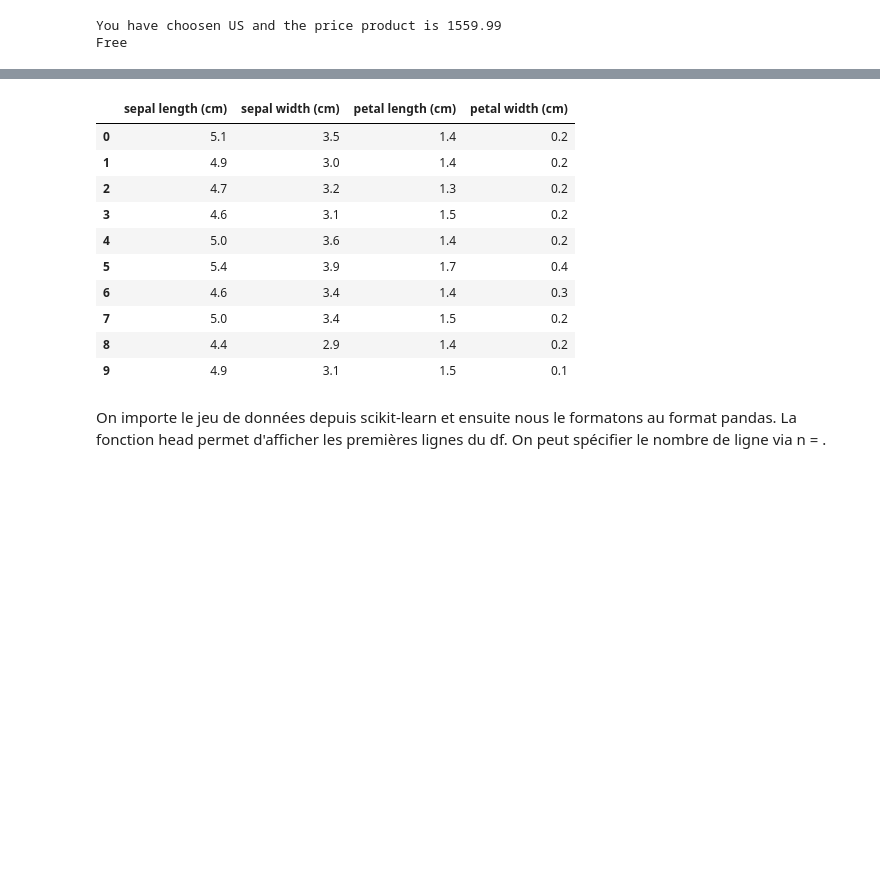
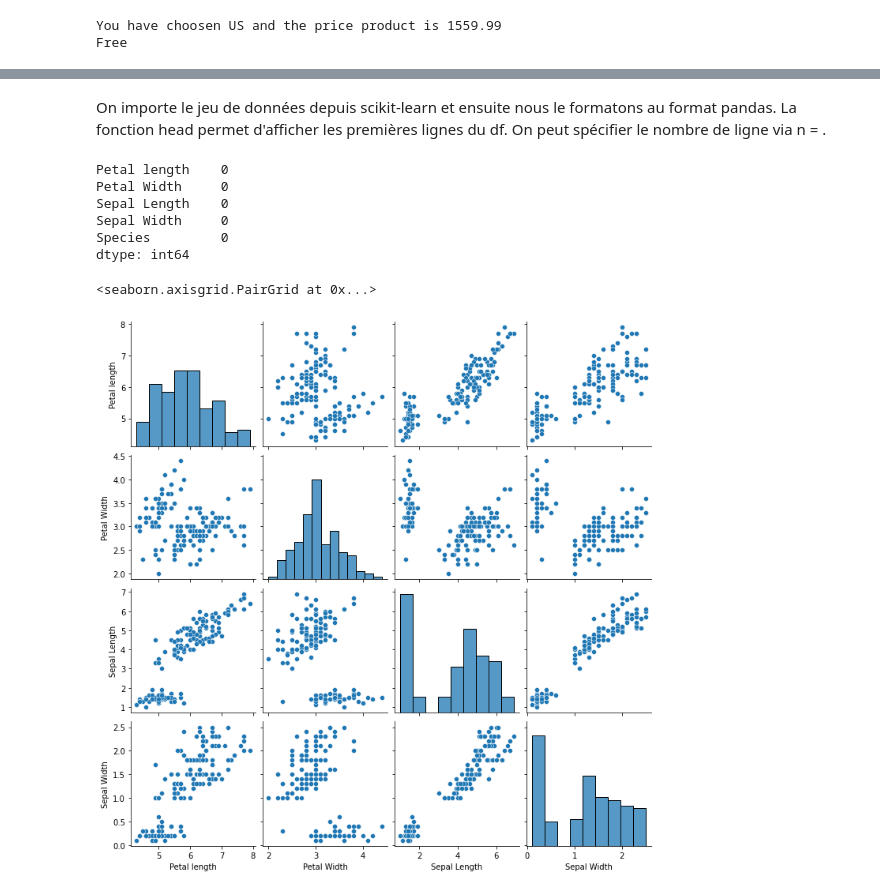
Before and after one commit to ValHrt/BasicsPython, a Jupyter notebook: Test.ipynb, the cells around one changed output, grey strips where cells are left out. Cells and saved outputs as stored; diff of their text form; code cells hidden in the pictures; blank space fills up the shorter version.

Commit message:
Seaborn and pandas

```diff
--- a/Test.ipynb
+++ b/Test.ipynb
@@ -182,21 +184,11 @@ Free
 from sklearn.datasets import load_iris
 import pandas as pd
 
-data = load_iris()
-df = pd.DataFrame(data.data, columns=data.feature_names)
-df.head(n=10)
+dataset = load_iris()
+data=pd.DataFrame(dataset['data'],columns=["Petal length","Petal Width","Sepal Length","Sepal Width"])
+data['Species']=dataset['target']
+data['Species']=data['Species'].apply(lambda x: dataset['target_names'][x])
+data.head(n=10)
-# %% [output]
-|  | sepal length (cm) | sepal width (cm) | petal length (cm) | petal width (cm) |
-| 0 | 5.1 | 3.5 | 1.4 | 0.2 |
-| 1 | 4.9 | 3.0 | 1.4 | 0.2 |
-| 2 | 4.7 | 3.2 | 1.3 | 0.2 |
-| 3 | 4.6 | 3.1 | 1.5 | 0.2 |
-| 4 | 5.0 | 3.6 | 1.4 | 0.2 |
-| 5 | 5.4 | 3.9 | 1.7 | 0.4 |
-| 6 | 4.6 | 3.4 | 1.4 | 0.3 |
-| 7 | 5.0 | 3.4 | 1.5 | 0.2 |
-| 8 | 4.4 | 2.9 | 1.4 | 0.2 |
-| 9 | 4.9 | 3.1 | 1.5 | 0.1 |
 # %% [markdown]
 On importe le jeu de données depuis scikit-learn et ensuite nous le formatons au format pandas.
 La fonction head permet d'afficher les premières lignes du df. On peut spécifier le nombre de ligne via n = .
@@ -202,0 +202,15 @@ La fonction head permet d'afficher les premières lignes du df. On peut spécifi
+# %%
+data.isnull().sum()
+# %% [output]
+Petal length    0
+Petal Width     0
+Sepal Length    0
+Sepal Width     0
+Species         0
+dtype: int64
+# %%
+import seaborn as sns
+sns.pairplot(data)
+# %% [output]
+<seaborn.axisgrid.PairGrid at 0x...>
+[figure, added]
```
Also changed, not shown: parts of 6 cells of this notebook.
